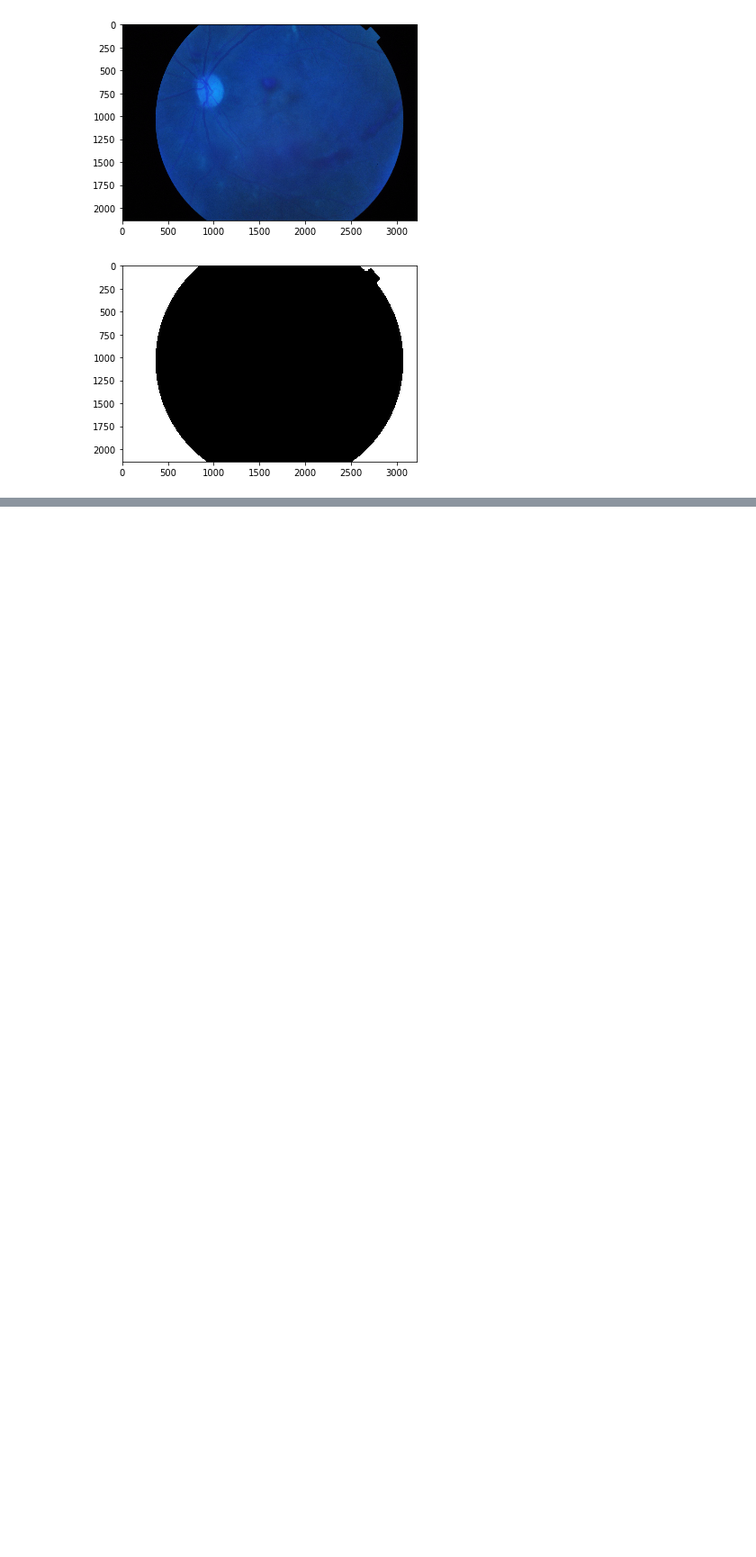
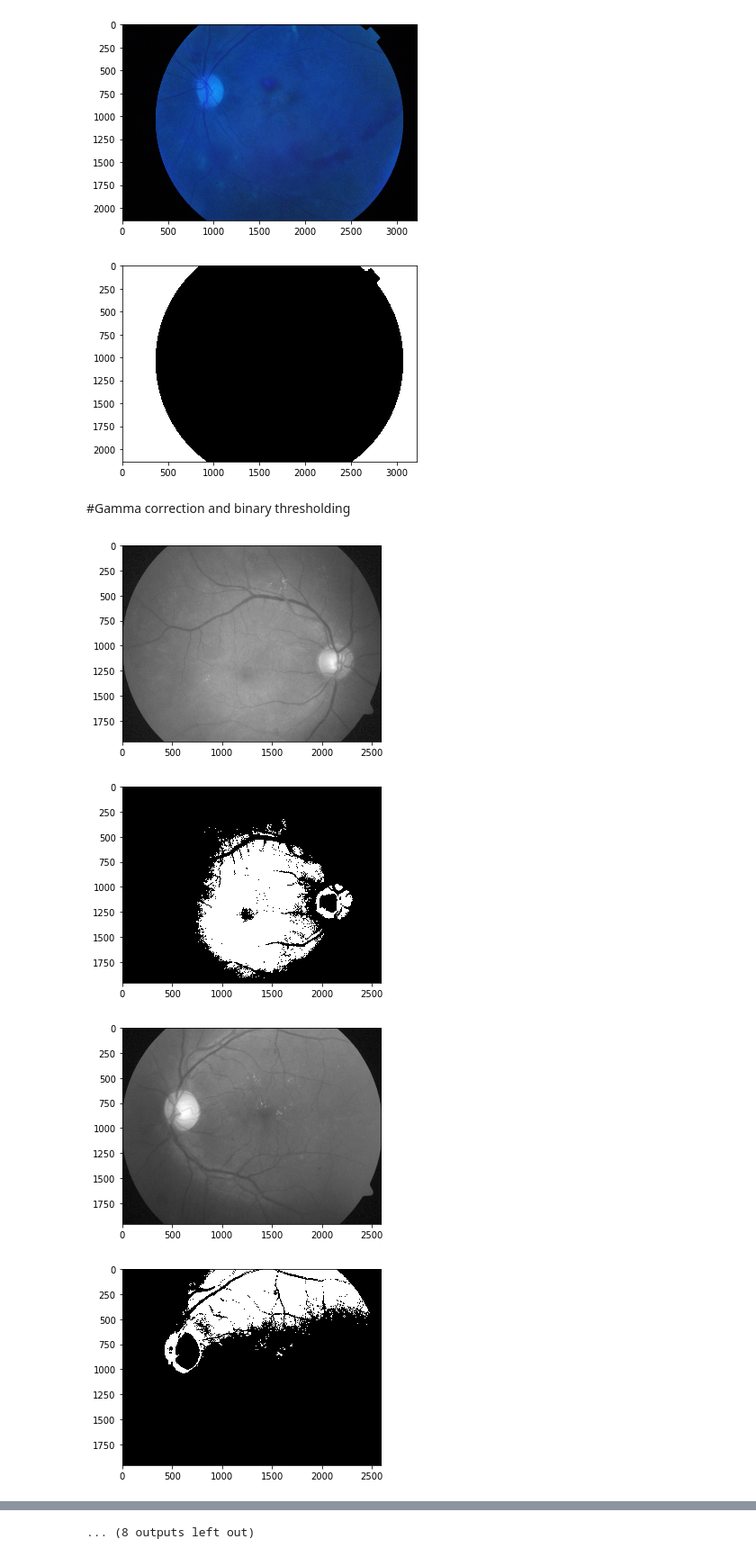
Before and after one commit to RutujaJadhav/A-eye, a Jupyter notebook: openCV_Fundus_AI.ipynb, the cells around one changed output, grey strips where cells are left out. Shown at 90% size. Saved outputs shown, nothing was run; the diff lists cells and outputs as text; code cells hidden in the pictures; blank space fills up the shorter version.

```diff
--- a/openCV_Fundus_AI.ipynb
+++ b/openCV_Fundus_AI.ipynb
@@ -505,3 +507,43 @@ plt.show()
 # %% [output]
 [figure]
 [figure]
+# %% [markdown]
+#Gamma correction and binary thresholding
+# %%
+import cv2
+import numpy
+
+
+import cv2
+import numpy as np
+from matplotlib import pyplot as plt
+
+gamma = 1.6
+k=1
+for i in range(20,30):
+
+    linear = cv2.imread(str(i)+'.png',0)
+
+    height = len(linear)
+    width = len(linear[0])
+    gamma_image = np.zeros((height, width))
+    gamma_corrected_image = np.zeros((height, width))
+
+    inv_gamma = 1 / gamma
+    for i in range(height):
+      for j in range(width):
+        gamma_image[i][j] = 255 * ((linear[i][j] / 255) ** gamma)
+        gamma_corrected_image[i][j] = 255 * ((linear[i][j] / 255) ** inv_gamma)
+    ret1,th1 = cv2.threshold(gamma_corrected_image,120,255,cv2.THRESH_BINARY) #dark pixels between 120-255
+    ret2,th2 = cv2.threshold(gamma_corrected_image,160,255,cv2.THRESH_BINARY_INV) # bright spots between 0-120
+    imgcombined = th2+th1
+    plt.imshow(gamma_corrected_image,'gray')
+    plt.show()
+
+    plt.imshow(imgcombined,'gray')
+    plt.show()
+# %% [output]
+[figure, added]
+[figure, added]
+[figure, added]
+[figure, added]
@@ -507,0 +558 @@ plt.show()
+... (8 outputs left out)
```
Also changed, not shown: parts of 2 cells of this notebook.
